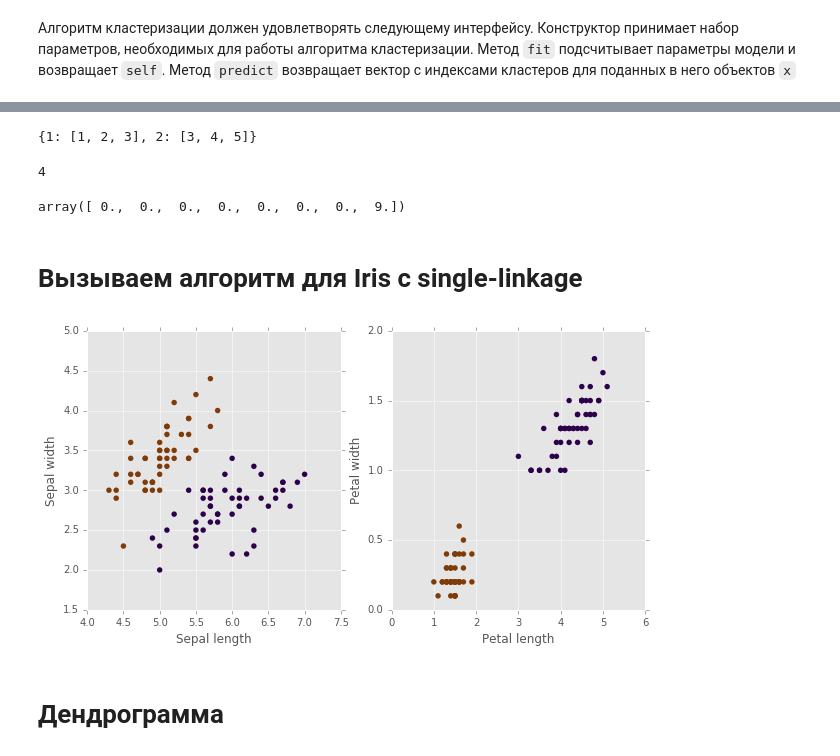
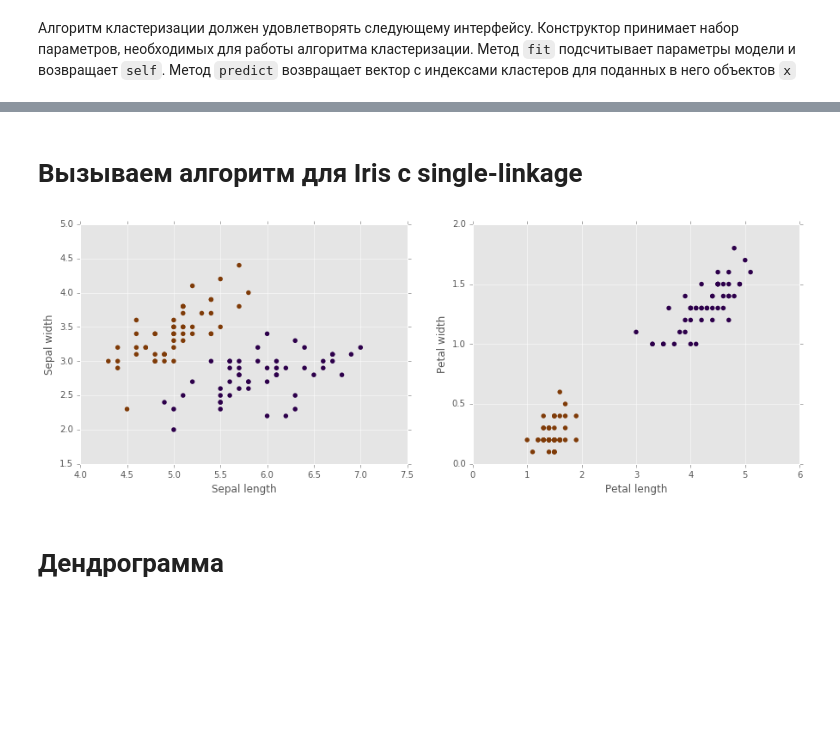
Before and after one commit to dokshina/dm_homework, a Jupyter notebook: dokshina_hw2.ipynb, the cells around one changed output, grey strips where cells are left out. Cells and saved outputs as stored; diff of their text form; code cells hidden in the pictures; blank space fills up the shorter version.

```diff
--- a/dokshina_hw2.ipynb
+++ b/dokshina_hw2.ipynb
@@ -96,10 +83,3 @@ bool
-# %%
-dct = {}
-for x, y in combinations(np.arange(4), 2):
-    dict.update
-# %% [output]
-{1: [1, 2, 3], 2: [3, 4, 5]}
-4
 # %%
 ## Задание 1
 from sklearn.base import BaseEstimator, ClusterMixin
@@ -189,32 +169,26 @@ iris = ds.load_iris()
 X_iris = iris.data[:100]
 
 X_iris = (X_iris - X_iris.mean(axis=0)) / X_iris.std(axis=0)
-# %%
-a = np.zeros(7)
-a = np.append(a, 9)
-a
-# %% [output]
-array([ 0.,  0.,  0.,  0.,  0.,  0.,  0.,  9.])
 # %% [markdown]
 # Вызываем алгоритм для Iris с single-linkage
 # %%
 clust = Hierarchical(2, linkage='single')
 labels = clust.fit_predict(X=X_iris)
 # %%
-pl.figure(figsize=(10, 5))
+pl.figure(figsize=(15, 5))
 
 pl.subplot(1, 2, 1)
 pl.scatter(X_iris[:, 0], X_iris[:, 1], c=labels, cmap=pl.cm.PuOr, lw=0, s=30)
 plt.xlabel('Sepal length')
 plt.ylabel('Sepal width')
 
 pl.subplot(1, 2, 2)
 pl.scatter(X_iris[:, 2], X_iris[:, 3], c=labels, cmap=pl.cm.PuOr, lw=0, s=30)
 plt.xlabel('Petal length')
 plt.ylabel('Petal width')
 pl.show()
 # %% [output]
-[figure, old version]
+[figure, new version]
 # %% [markdown]
 # Дендрограмма
 # %%
```
Also changed, not shown: parts of 8 cells of this notebook.
